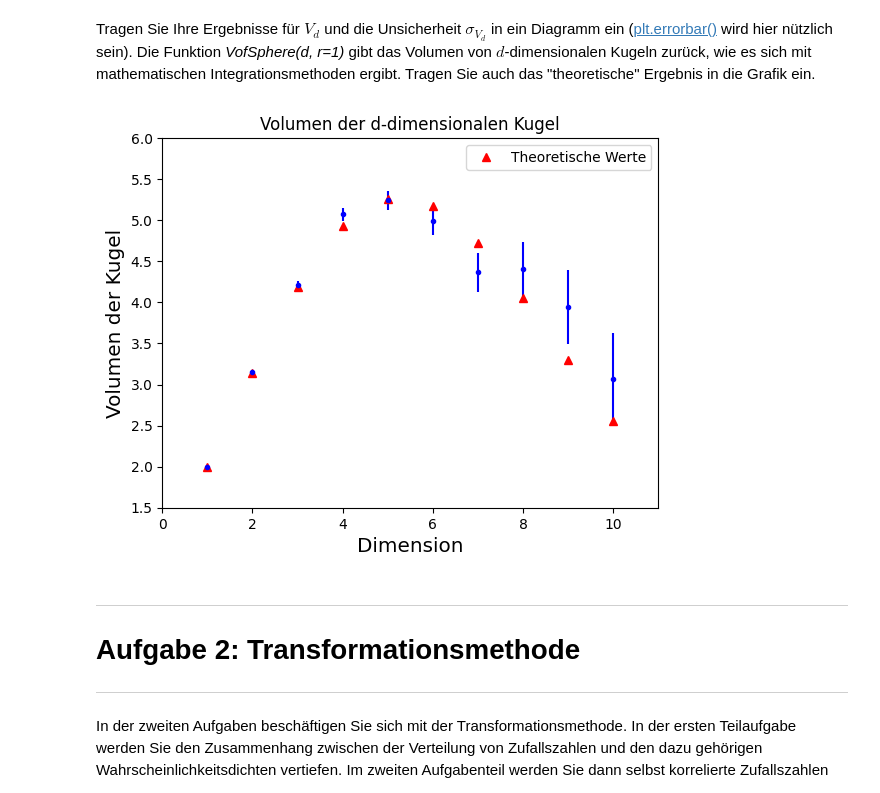
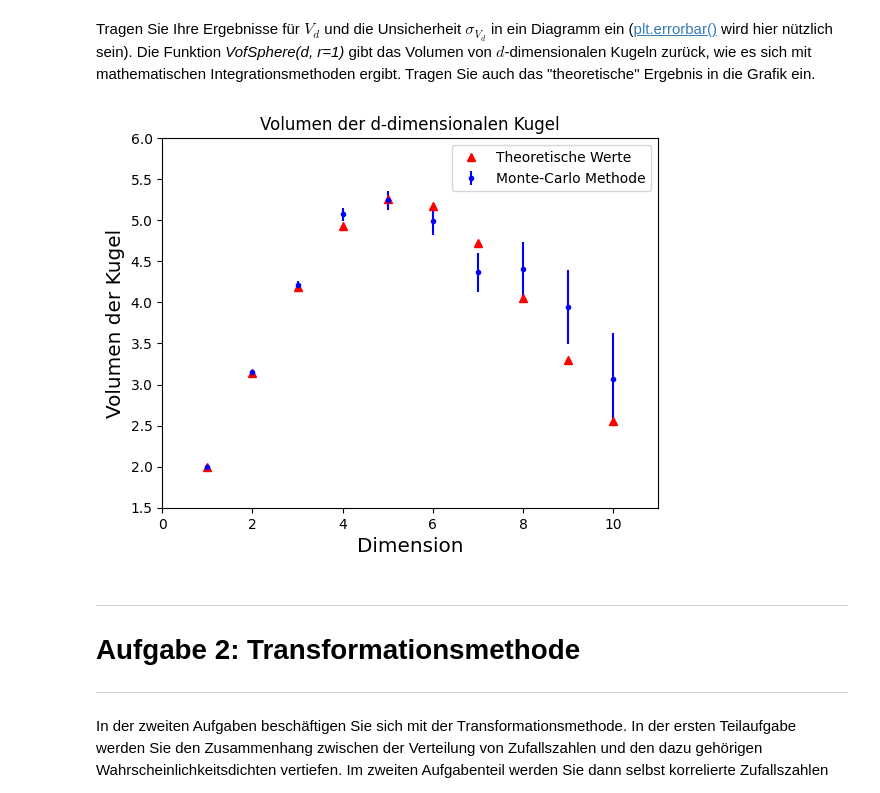
Before and after one commit to AlFa-Tier/Uni_codes, a Jupyter notebook: Stat. Datenauswertung/AufgabenBlätter/Blatt02.ipynb, the cells around one changed output. Cells and saved outputs as stored; diff of their text form; code cells hidden in the pictures.

```diff
--- a/Stat. Datenauswertung/AufgabenBlätter/Blatt02.ipynb
+++ b/Stat. Datenauswertung/AufgabenBlätter/Blatt02.ipynb
@@ -109,35 +109,35 @@ def VofSphere(d, r=1):
       calculate volume of a d-dimensional sphere with radius r
 
       Args:
         d: dimension
         r: radius
 
       Returns:
         (array of) float: d-dimensional Volume
     """
     V = r**d * np.pi**(d/2) / sp.gamma(d/2 + 1)
     return V
 
 # Volume from mathematical formula
 V_theo = np.array([VofSphere(i) for i in dims])
 
 
 # plot results (with matplotlib)
 plt.errorbar(x = dims, y = V_theo,
              label='Theoretische Werte', color='#FF0000',
              fmt='^')
 plt.errorbar(x=dims, y= Vmc, yerr=sigma_V_d,
-             color='#0000FF', fmt='.')
+             color='#0000FF', fmt='.', label='Monte-Carlo Methode')
 
 plt.xlim(0, dmax+1.)
 plt.ylim(1.5, 6.)
 plt.xlabel('Dimension', fontsize='x-large')
 plt.ylabel('Volumen der Kugel', fontsize='x-large')
 plt.legend(loc='best')
 plt.title("Volumen der d-dimensionalen Kugel")
 plt.show()
 # %% [output]
-[figure, old version]
+[figure, new version]
 # %% [markdown]
 ---
 # Aufgabe 2: Transformationsmethode <a id="Aufgabe2"></a>
```
